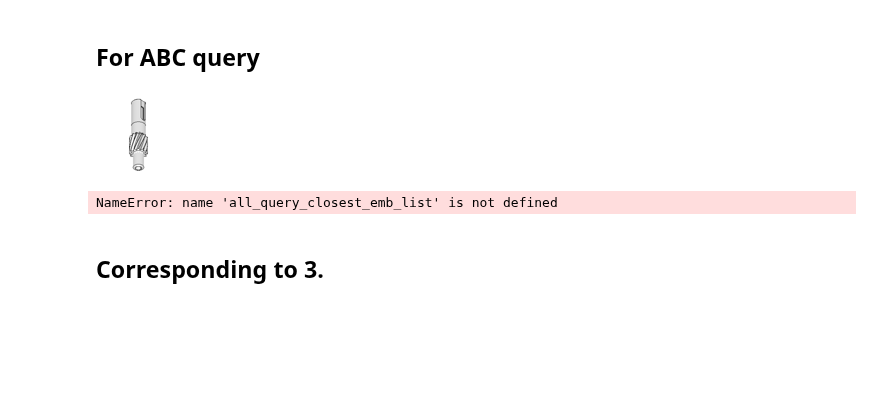
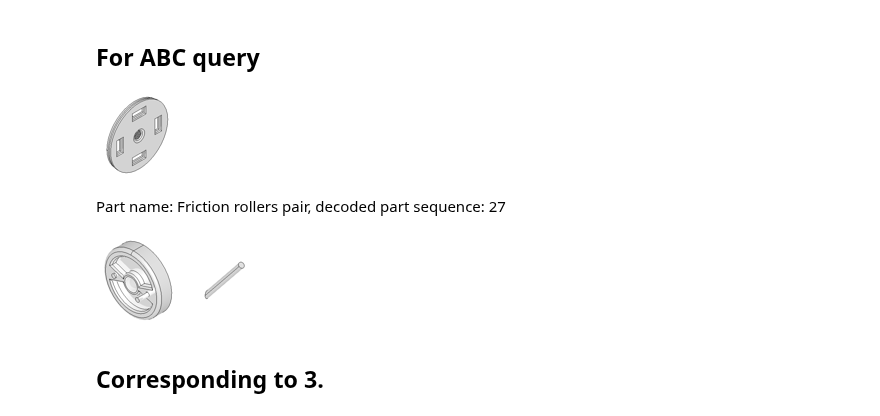
Before and after one commit to gymbeijing/mechanism-identification-public, a Jupyter notebook: search_parts.ipynb, the cells around one changed output. Drawn from its saved outputs; the diff is of its cells as text; code cells hidden in the pictures; blank space fills up the shorter version.

```diff
--- a/search_parts.ipynb
+++ b/search_parts.ipynb
@@ -1079,26 +1079,27 @@ Mechanism name: Double-Slider, decoded part sequence: 25
 # %% [markdown]
 ## For ABC query
 # %%
-vid = '23'
-rec_seq_idx = 37
+vid = '00'
+rec_seq_idx = 27
 part_name = mech_query_list[rec_seq_idx]
 
 display_single_image(abc_md[rec_seq_idx]+'_00' + vid + '.png')
 
 # vid = '00'
 # rec_seq_idx = 79
 
 img_md_list = []
 for img_idx in all_query_closest_emb_list[rec_seq_idx]:
     img_md = all_md[img_idx]
     img_md_list.append(img_md)
 
 img_name_list = extend_metadata_to_filepath(img_md_list, vid)
 
 display_image_grid(f'Part name: {part_name}, decoded part sequence: {rec_seq_idx}', img_name_list)
 # %% [output]
-[figure, old version]
+[figure, new version]
-NameError: name 'all_query_closest_emb_list' is not defined
+Part name: Friction rollers pair, decoded part sequence: 27
+[figure, added]
 # %%
 target = all_ori_closest_emb_list[3]
 # %%
```
Also changed, not shown: 1 other file.
